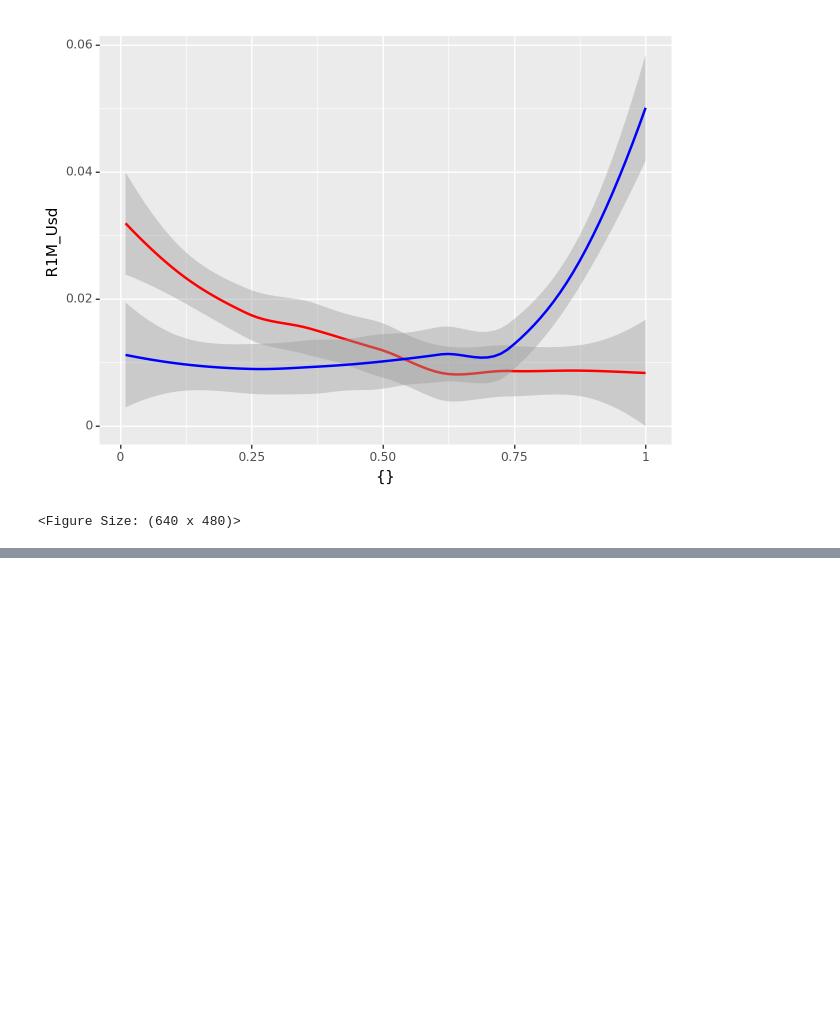
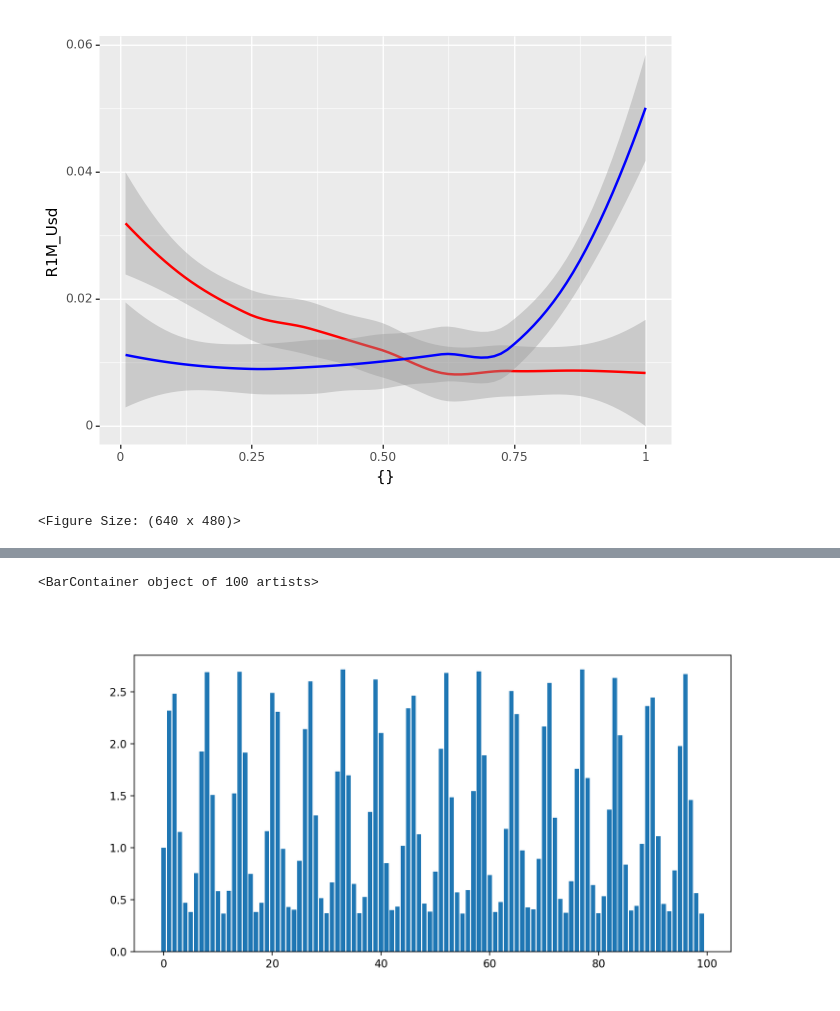
Before and after one commit to dionysos137/ml-factor-py, a Jupyter notebook: 4_data_preprocessing.ipynb, the cells around one changed output, grey strips where cells are left out. Drawn from its saved outputs; the diff is of its cells as text; code cells hidden in the pictures; blank space fills up the shorter version.

```diff
--- a/4_data_preprocessing.ipynb
+++ b/4_data_preprocessing.ipynb
@@ -43,0 +46,8 @@ ax = plt.hist(acfs, bins=60, range=(0,1))
+# %%
+# To study the impact of rescaling, we consider the following abitrary data
+index = np.array(range(100))
+x = np.exp(np.sin(index))
+plt.bar(index,height=x)
+# %% [output]
+<BarContainer object of 100 artists>
+[figure, added]
```
Also changed, not shown: parts of 12 cells of this notebook.
